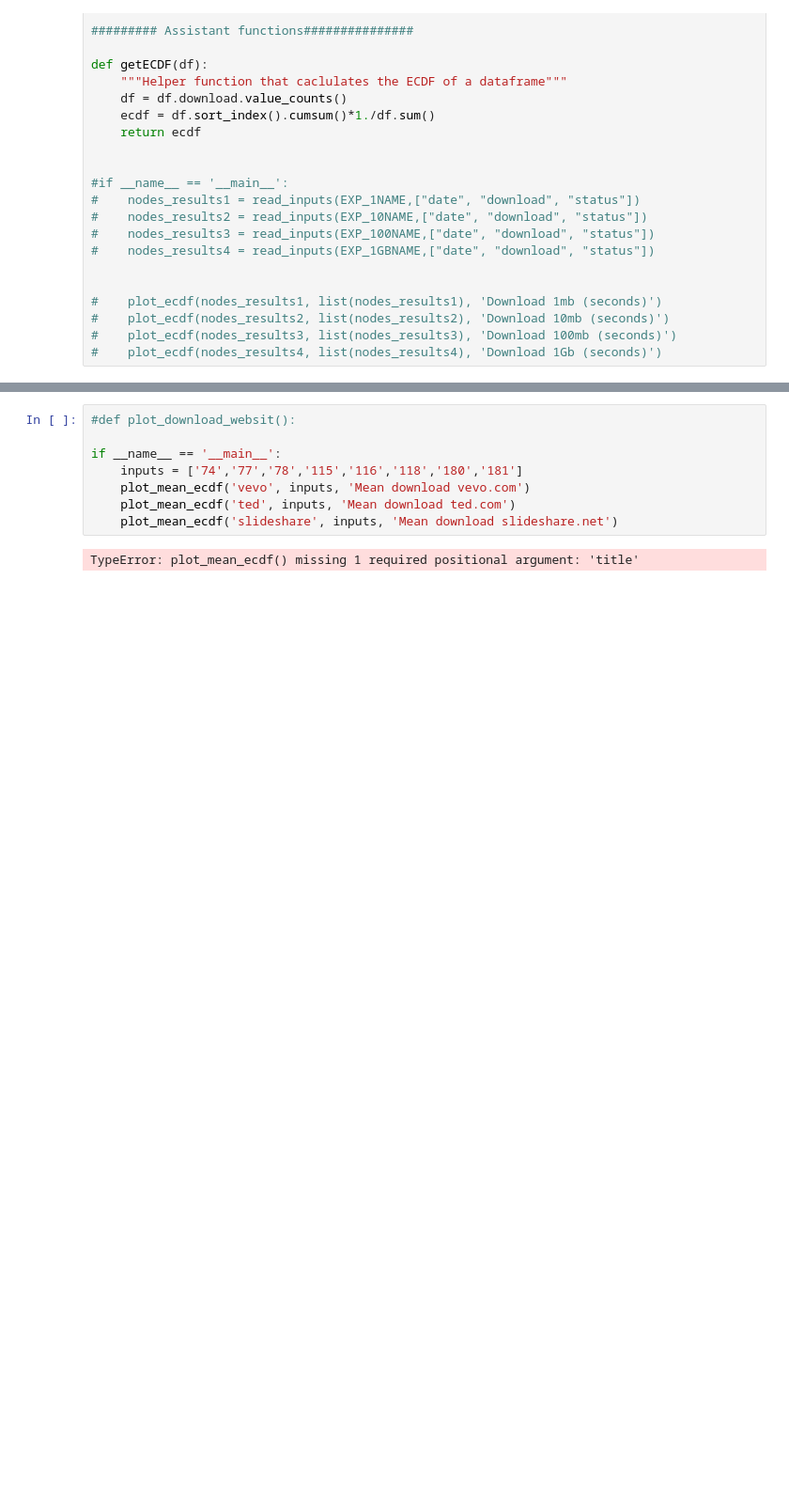
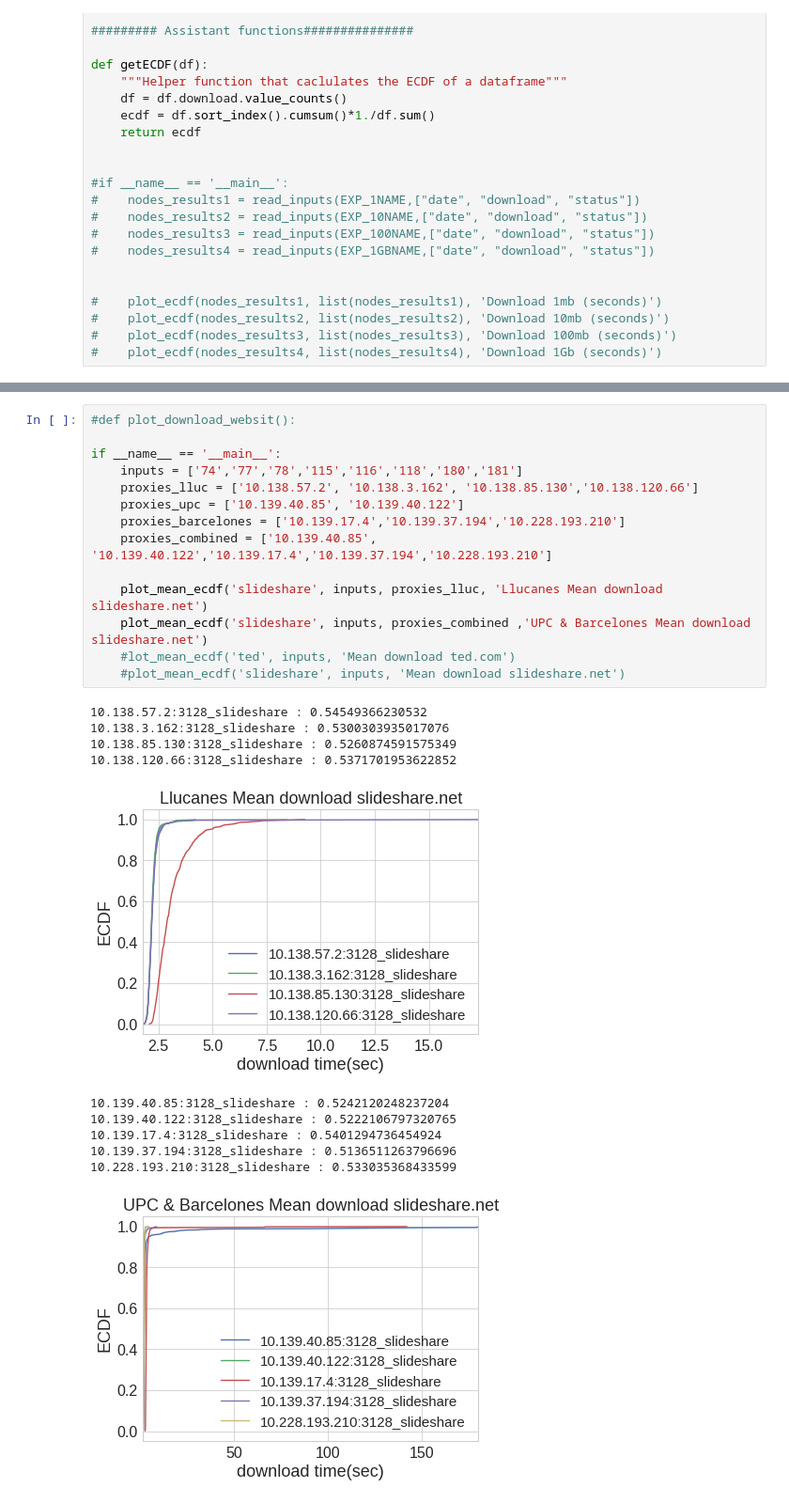
Before and after one commit to khulan8824/shellKhulan, a Jupyter notebook: plots/lluc_plots.ipynb, the cells around one changed output, grey strips where cells are left out. Shown at 94% size. Cells and saved outputs as stored; diff of their text form; blank space fills up the shorter version.

```diff
--- a/plots/lluc_plots.ipynb
+++ b/plots/lluc_plots.ipynb
@@ -238,10 +238,26 @@ if __name__ == '__main__':
 # %%
 #def plot_download_websit():
 
 if __name__ == '__main__':
     inputs = ['74','77','78','115','116','118','180','181']
-    plot_mean_ecdf('vevo', inputs, 'Mean download vevo.com')
-    plot_mean_ecdf('ted', inputs, 'Mean download ted.com')
-    plot_mean_ecdf('slideshare', inputs, 'Mean download slideshare.net')
+    proxies_lluc = ['10.138.57.2', '10.138.3.162', '10.138.85.130','10.138.120.66']
+    proxies_upc = ['10.139.40.85', '10.139.40.122']
+    proxies_barcelones = ['10.139.17.4','10.139.37.194','10.228.193.210']
+    proxies_combined = ['10.139.40.85', '10.139.40.122','10.139.17.4','10.139.37.194','10.228.193.210']
+
+    plot_mean_ecdf('slideshare', inputs, proxies_lluc, 'Llucanes Mean download slideshare.net')
+    plot_mean_ecdf('slideshare', inputs, proxies_combined ,'UPC & Barcelones Mean download slideshare.net')
+    #lot_mean_ecdf('ted', inputs, 'Mean download ted.com')
+    #plot_mean_ecdf('slideshare', inputs, 'Mean download slideshare.net')
 # %% [output]
-TypeError: plot_mean_ecdf() missing 1 required positional argument: 'title'
+10.138.57.2:3128_slideshare : 0.54549366230532
+10.138.3.162:3128_slideshare : 0.5300303935017076
+10.138.85.130:3128_slideshare : 0.5260874591575349
+10.138.120.66:3128_slideshare : 0.5371701953622852
+[figure, added]
+10.139.40.85:3128_slideshare : 0.5242120248237204
+10.139.40.122:3128_slideshare : 0.5222106797320765
+10.139.17.4:3128_slideshare : 0.5401294736454924
+10.139.37.194:3128_slideshare : 0.5136511263796696
+10.228.193.210:3128_slideshare : 0.533035368433599
+[figure, added]
```
Also changed, not shown: parts of 1 cell of this notebook, 2 other files.
